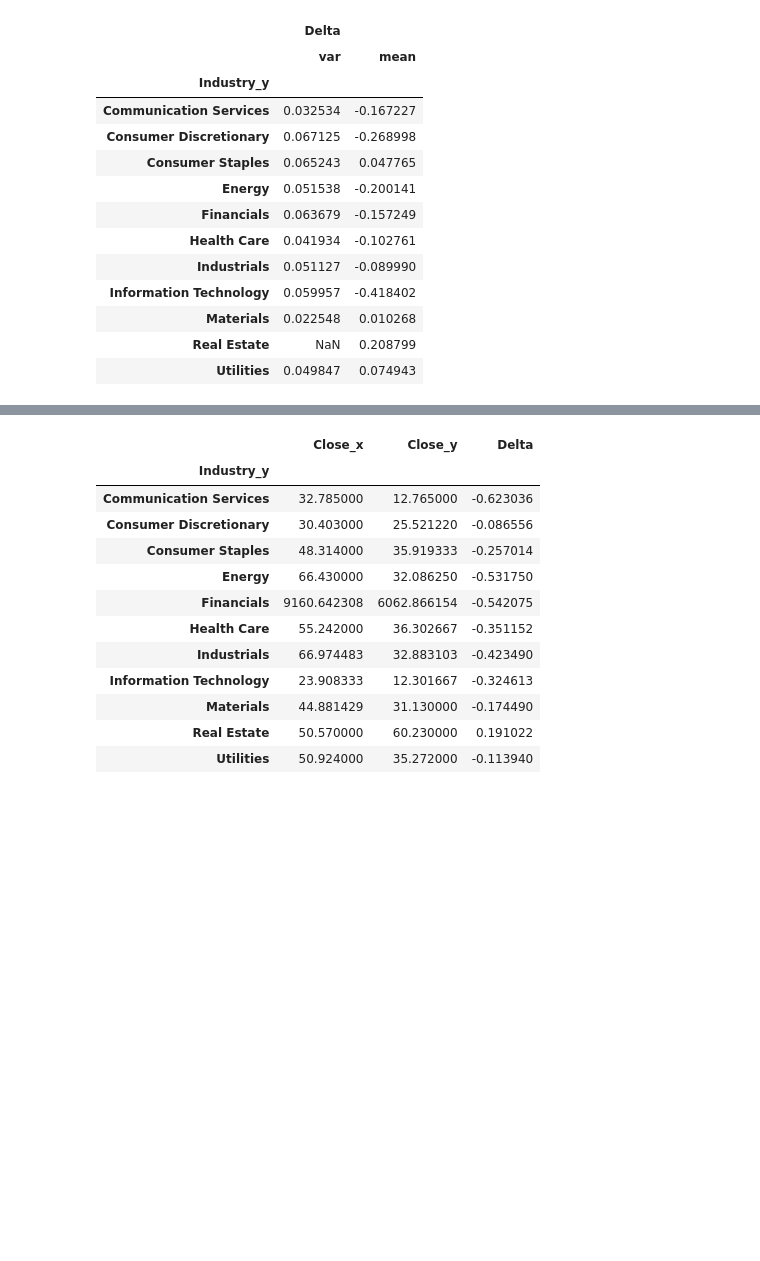
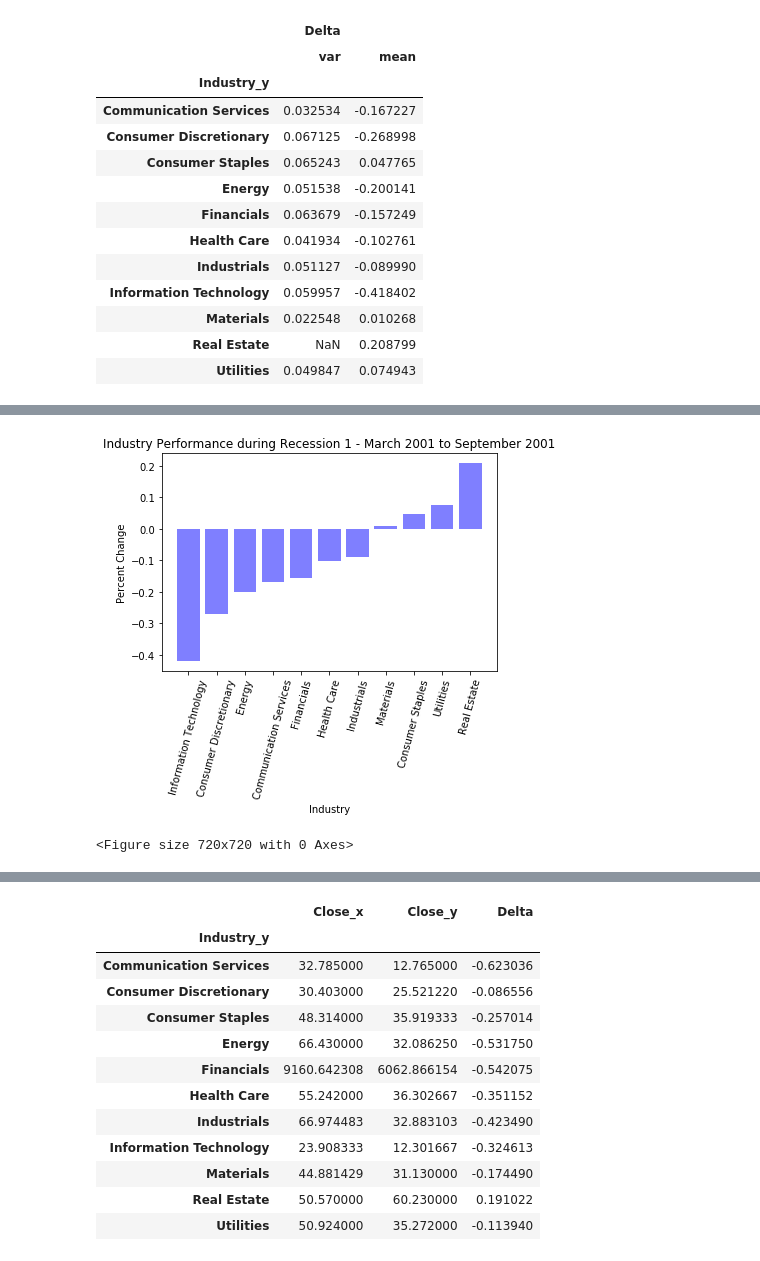
Before and after one commit to skinnms/DBC_project_1, a Jupyter notebook: Scripts/Project 1 Data Viz.ipynb, the cells around one changed output, grey strips where cells are left out. Drawn from its saved outputs; the diff is of its cells as text; code cells hidden in the pictures; blank space fills up the shorter version.

```diff
--- a/Scripts/Project 1 Data Viz.ipynb
+++ b/Scripts/Project 1 Data Viz.ipynb
@@ -195,3 +234,7 @@ rec_1_err_df
 | Materials | 0.022548 | 0.010268 |
 | Real Estate | NaN | 0.208799 |
 | Utilities | 0.049847 | 0.074943 |
+# %%
+rec_1_ind_err_df = pd.merge(rec_1_ind_df, rec_1_err_df, on="Industry_y").reset_index()
+# rec_1_ind_err_df.rename(columns={'(Delta, var)': 'Var','(Delta, mean)': 'Mean' })
+rec_1_ind_err_df
@@ -197,0 +254,3 @@ rec_1_err_df
+# %%
+rec_1_ind_err_df.sort_values(['Delta'], inplace=True)
+rec_1_ind_err_df
@@ -198,3 +275,17 @@ rec_1_err_df
+# %%
+x_axis = rec_1_ind_err_df['Industry_y']
+y_axis = rec_1_ind_err_df['Delta']
+# yerr = rec_1_ind_err_df['var']
+plt.bar(x_axis, y_axis, color='b', alpha=0.5, align="center")
+plt.xticks(rotation=75)
+plt.title("Industry Performance during Recession 1 - March 2001 to September 2001")
+plt.xlabel("Industry")
+plt.ylabel("Percent Change")
+plt.figure(figsize=(10,10))
+plt.savefig("Rec1Ind.png", bbox_inches='tight')
+# %% [output]
+[figure, added]
+<Figure size 720x720 with 0 Axes>
 # %%
 rec_2_df = pd.merge(rec_beg_2, rec_end_2, on="Ticker")
 rec_2_df.head()
```
Also changed, not shown: parts of 10 cells of this notebook.
